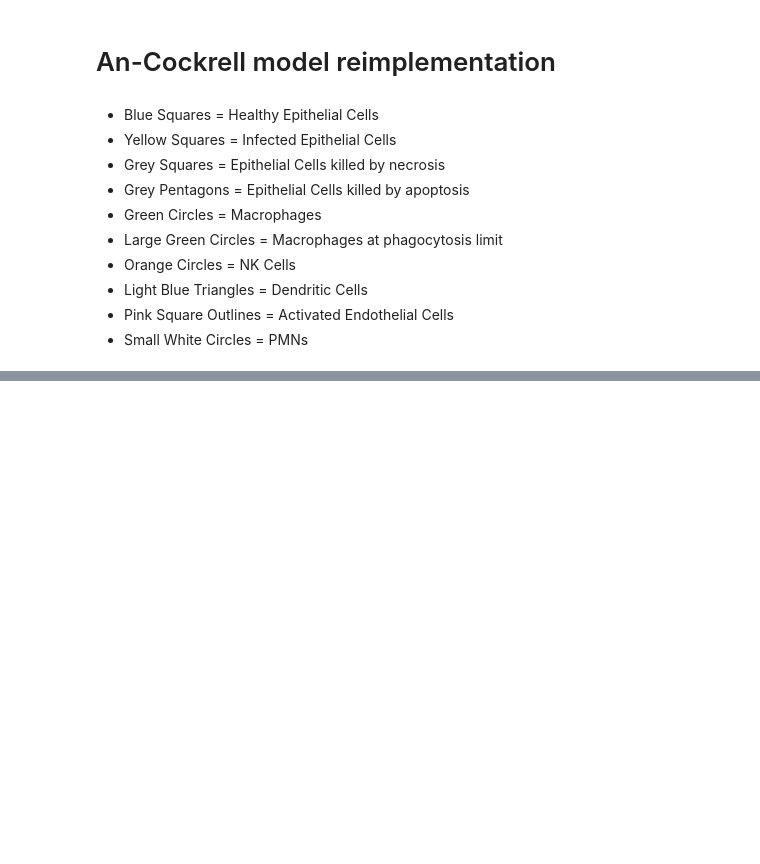
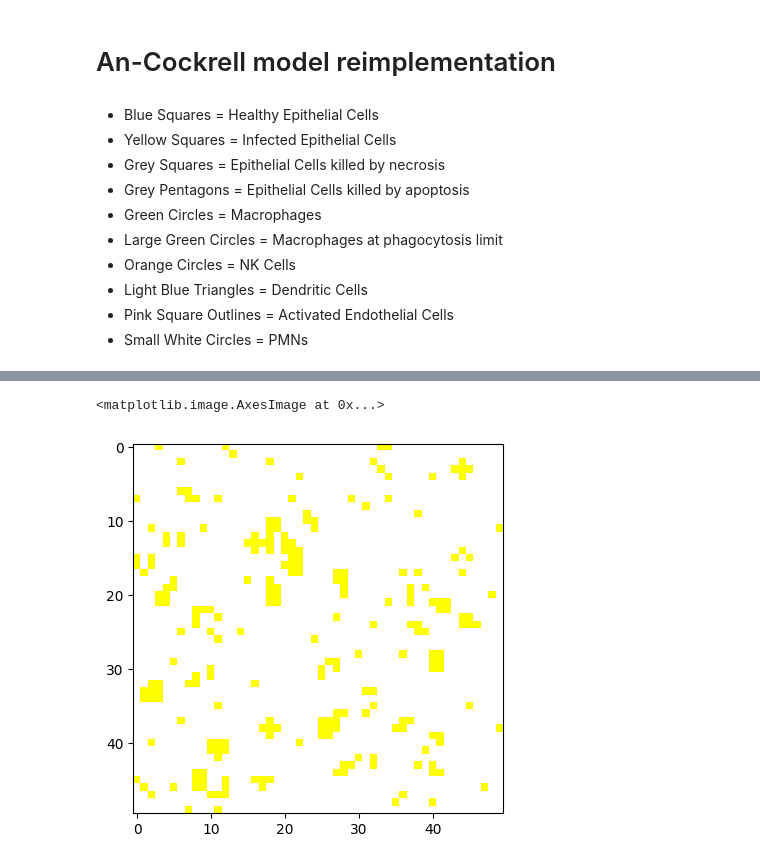
Before and after one commit to knappa/learning-and-control-of-abms, a Jupyter notebook: An_Cockrell_model.ipynb, the cells around one changed output, grey strips where cells are left out. Cells and saved outputs as stored; diff of their text form; code cells hidden in the pictures; blank space fills up the shorter version.

```diff
--- a/An_Cockrell_model.ipynb
+++ b/An_Cockrell_model.ipynb
@@ -117,0 +119,18 @@ model.plot_agents(ax)
+# %%
+plt.imshow(
+            model.epithelium.astype(int),
+            cmap=matplotlib.colors.ListedColormap(
+                np.array([
+                    (0.0, 0.0, 0.0, 0.0),
+                    matplotlib.colors.to_rgba("blue"),
+                    matplotlib.colors.to_rgba("yellow"),
+                    matplotlib.colors.to_rgba("grey"),
+                    (0.0, 0.0, 0.0, 0.0),
+                    (0.0, 0.0, 0.0, 0.0),
+                ])
+            ),
+            zorder=-1,
+        )
+# %% [output]
+<matplotlib.image.AxesImage at 0x...>
+[figure, added]
```
Also changed, not shown: parts of 9 cells of this notebook, 1 other file.
